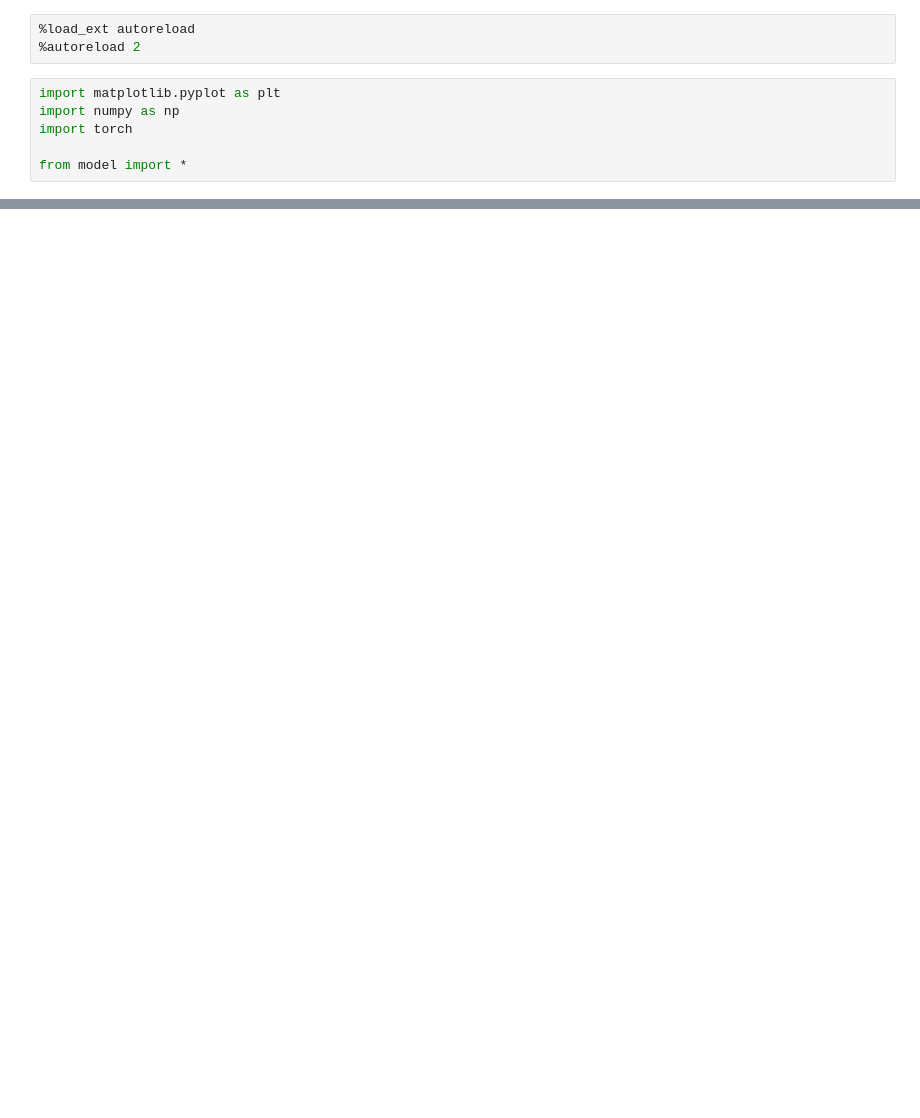
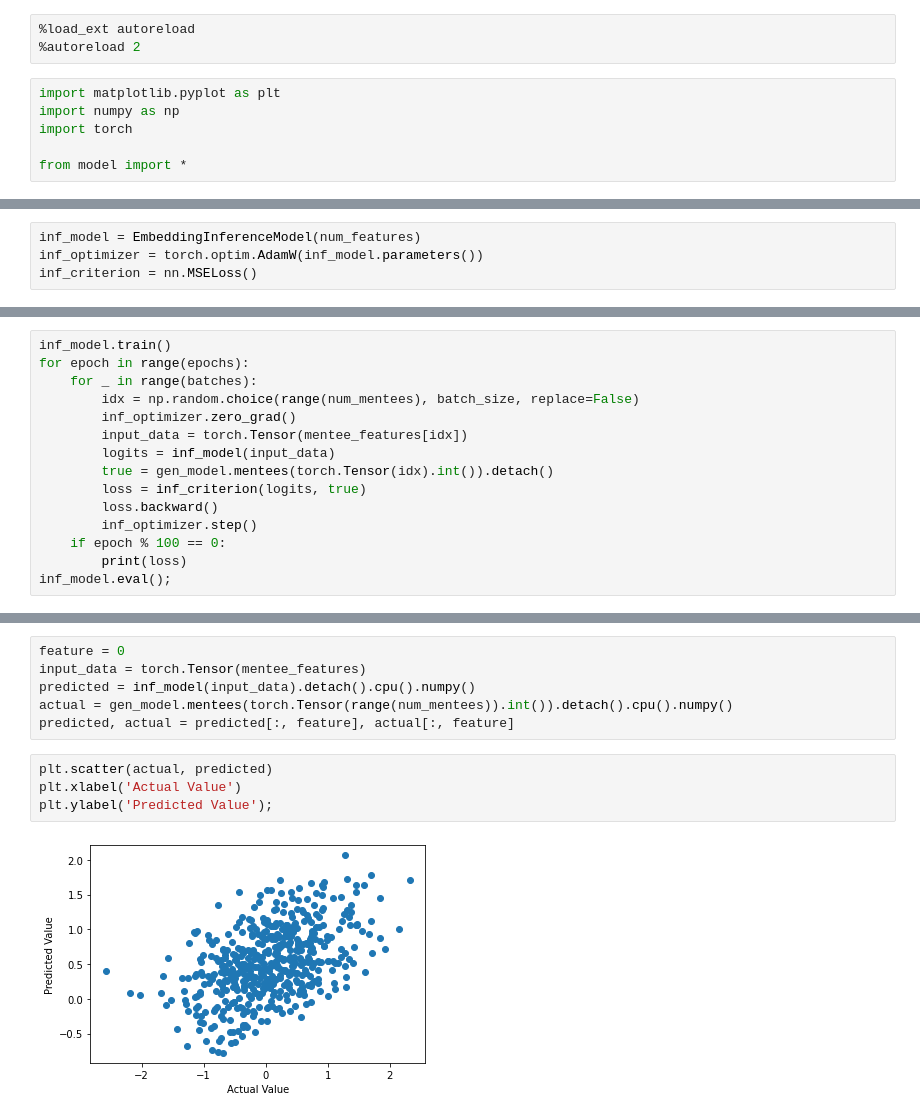
Before and after one commit to Oafish1/Embedding-Matching, a Jupyter notebook: model.ipynb, the cells around one changed output, grey strips where cells are left out. Cells and saved outputs as stored; diff of their text form; blank space fills up the shorter version.

```diff
--- a/model.ipynb
+++ b/model.ipynb
@@ -60,0 +68,4 @@ Model(
+# %%
+inf_model = EmbeddingInferenceModel(num_features)
+inf_optimizer = torch.optim.AdamW(inf_model.parameters())
+inf_criterion = nn.MSELoss()
@@ -60,0 +76,15 @@ Model(
+# %%
+inf_model.train()
+for epoch in range(epochs):
+    for _ in range(batches):
+        idx = np.random.choice(range(num_mentees), batch_size, replace=False)
+        inf_optimizer.zero_grad()
+        input_data = torch.Tensor(mentee_features[idx])
+        logits = inf_model(input_data)
+        true = gen_model.mentees(torch.Tensor(idx).int()).detach()
+        loss = inf_criterion(logits, true)
+        loss.backward()
+        inf_optimizer.step()
+    if epoch % 100 == 0:
+        print(loss)
+inf_model.eval();
@@ -70,0 +114,12 @@ plt.ylabel('Predicted Value');
+# %%
+feature = 0
+input_data = torch.Tensor(mentee_features)
+predicted = inf_model(input_data).detach().cpu().numpy()
+actual = gen_model.mentees(torch.Tensor(range(num_mentees)).int()).detach().cpu().numpy()
+predicted, actual = predicted[:, feature], actual[:, feature]
+# %%
+plt.scatter(actual, predicted)
+plt.xlabel('Actual Value')
+plt.ylabel('Predicted Value');
+# %% [output]
+[figure, added]
```
Also changed, not shown: parts of 12 cells of this notebook, 1 other file.
